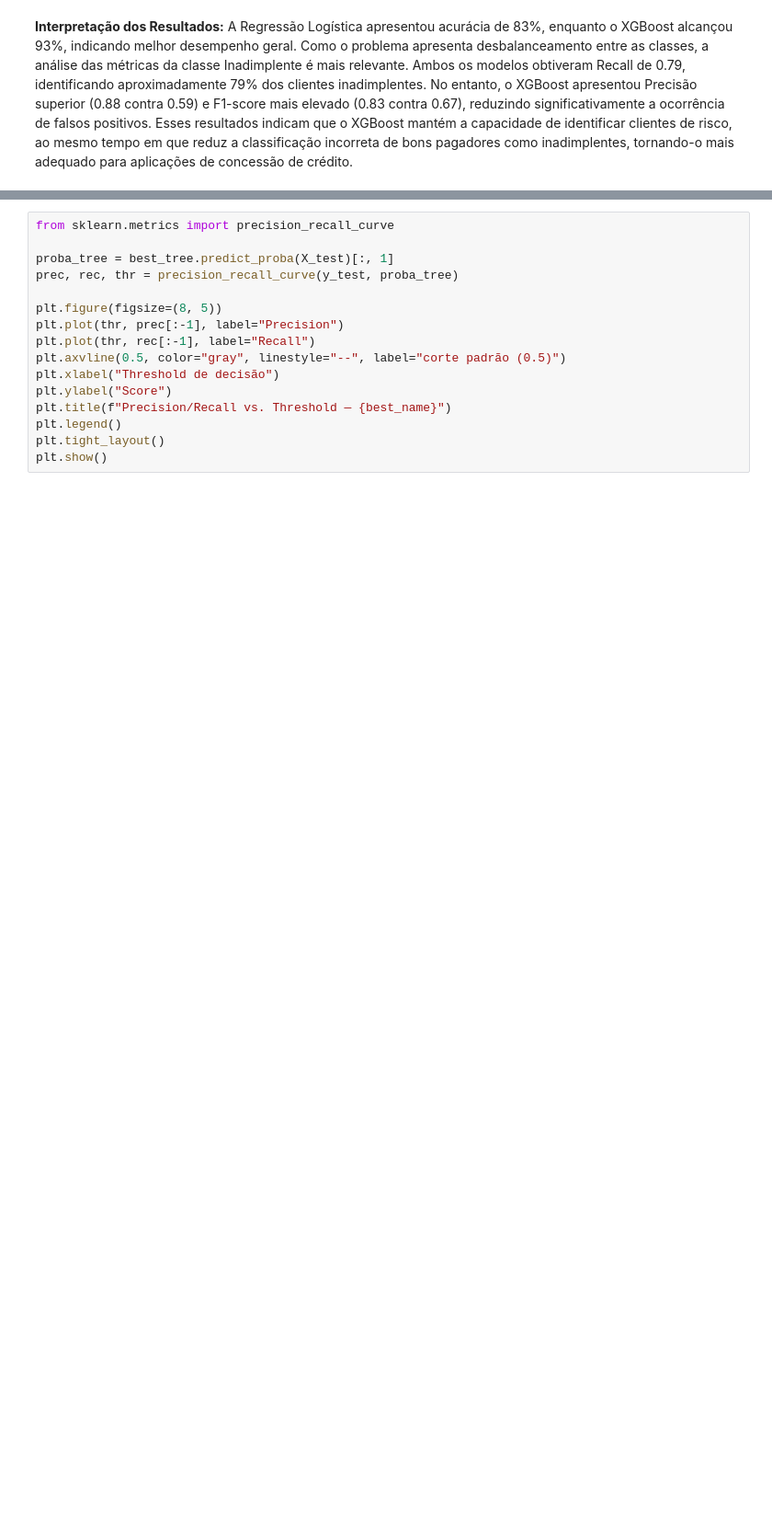
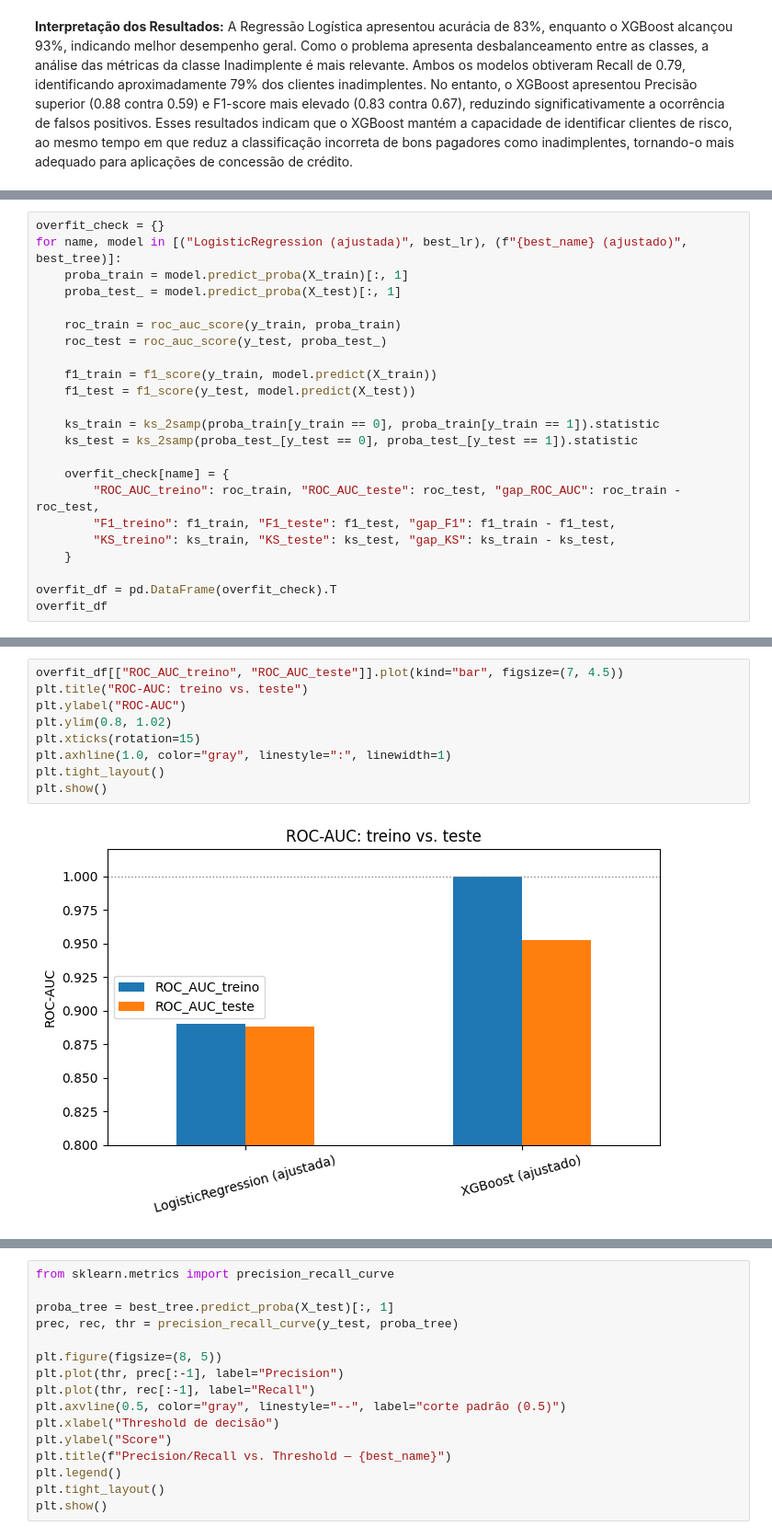
Before and after one commit to cristinadias360-afk/Cristina-Dias, a Jupyter notebook: MVP_ML_&_Analytics_Credito_Risco_Cristina_Silva_Dias.ipynb, the cells around one changed output, grey strips where cells are left out. Shown at 92% size. Saved outputs shown, nothing was run; the diff lists cells and outputs as text; blank space fills up the shorter version.

```diff
--- a/MVP_ML_&_Analytics_Credito_Risco_Cristina_Silva_Dias.ipynb
+++ b/MVP_ML_&_Analytics_Credito_Risco_Cristina_Silva_Dias.ipynb
@@ -786,0 +810,23 @@ weighted avg       0.93      0.93      0.93      6517
+# %%
+overfit_check = {}
+for name, model in [("LogisticRegression (ajustada)", best_lr), (f"{best_name} (ajustado)", best_tree)]:
+    proba_train = model.predict_proba(X_train)[:, 1]
+    proba_test_ = model.predict_proba(X_test)[:, 1]
+
+    roc_train = roc_auc_score(y_train, proba_train)
+    roc_test = roc_auc_score(y_test, proba_test_)
+
+    f1_train = f1_score(y_train, model.predict(X_train))
+    f1_test = f1_score(y_test, model.predict(X_test))
+
+    ks_train = ks_2samp(proba_train[y_train == 0], proba_train[y_train == 1]).statistic
+    ks_test = ks_2samp(proba_test_[y_test == 0], proba_test_[y_test == 1]).statistic
+
+    overfit_check[name] = {
+        "ROC_AUC_treino": roc_train, "ROC_AUC_teste": roc_test, "gap_ROC_AUC": roc_train - roc_test,
+        "F1_treino": f1_train, "F1_teste": f1_test, "gap_F1": f1_train - f1_test,
+        "KS_treino": ks_train, "KS_teste": ks_test, "gap_KS": ks_train - ks_test,
+    }
+
+overfit_df = pd.DataFrame(overfit_check).T
+overfit_df
@@ -786,0 +837,11 @@ weighted avg       0.93      0.93      0.93      6517
+# %%
+overfit_df[["ROC_AUC_treino", "ROC_AUC_teste"]].plot(kind="bar", figsize=(7, 4.5))
+plt.title("ROC-AUC: treino vs. teste")
+plt.ylabel("ROC-AUC")
+plt.ylim(0.8, 1.02)
+plt.xticks(rotation=15)
+plt.axhline(1.0, color="gray", linestyle=":", linewidth=1)
+plt.tight_layout()
+plt.show()
+# %% [output]
+[figure, added]
```
Also changed, not shown: parts of 12 cells of this notebook.
